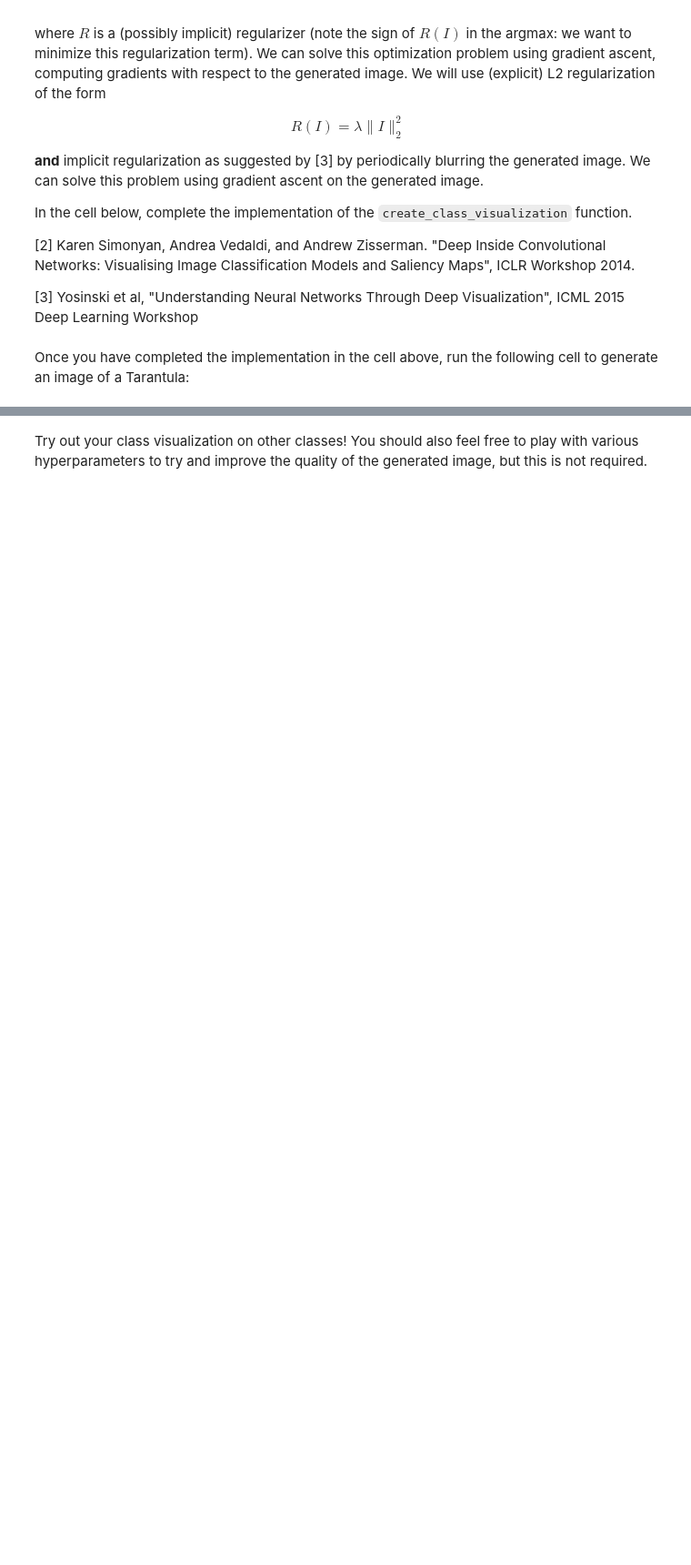
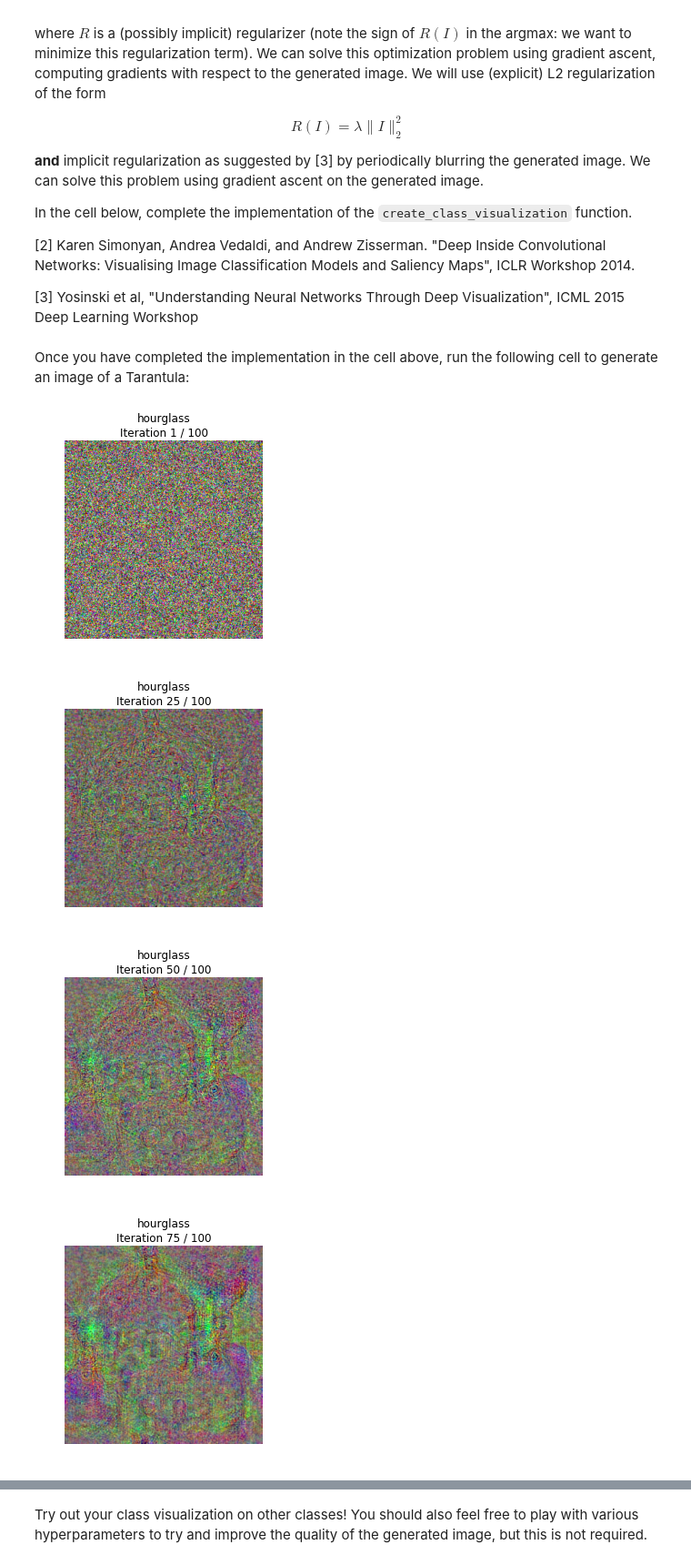
Before and after one commit to idow09/cs231n, a Jupyter notebook: assignment3/NetworkVisualization-PyTorch.ipynb, the cells around one changed output, grey strips where cells are left out. Shown at 91% size. Cells and saved outputs as stored; diff of their text form; code cells hidden in the pictures; blank space fills up the shorter version.

Commit message:
DONE: visualization notebook

```diff
--- a/assignment3/NetworkVisualization-PyTorch.ipynb
+++ b/assignment3/NetworkVisualization-PyTorch.ipynb
@@ -377,16 +377,20 @@ def create_class_visualization(target_y, model, dtype, **kwargs):
         ox, oy = random.randint(0, max_jitter), random.randint(0, max_jitter)
         img.data.copy_(jitter(img.data, ox, oy))
 
+        scores = model(img)
+        loss = scores[0, target_y] - l2_reg * torch.norm(img, 2) ** 2
+        loss.backward()
+        with torch.no_grad():
+            g = img.grad
+            dimg = learning_rate * g / torch.norm(g, 2)
+            img += dimg
+
         ########################################################################
         # TODO: Use the model to compute the gradient of the score for the     #
         # class target_y with respect to the pixels of the image, and make a   #
         # gradient step on the image using the learning rate. Don't forget the #
         # L2 regularization term!                                              #
         # Be very careful about the signs of elements in your code.            #
-        ########################################################################
-        pass
-        ########################################################################
-        #                             END OF YOUR CODE                         #
         ########################################################################
 
         # Undo the random jitter
@@ -413,14 +417,22 @@ def create_class_visualization(target_y, model, dtype, **kwargs):
 # %% [markdown]
 Once you have completed the implementation in the cell above, run the following cell to generate an image of a Tarantula:
 # %%
+random.seed(231)
+torch.manual_seed(231)
 dtype = torch.FloatTensor
 # dtype = torch.cuda.FloatTensor # Uncomment this to use GPU
 model.type(dtype)
 
+# target_y = 543 # Dumbbell
 # target_y = 76 # Tarantula
 # target_y = 78 # Tick
-target_y = 187 # Yorkshire Terrier
+# target_y = 187 # Yorkshire Terrier
 # target_y = 683 # Oboe
 # target_y = 366 # Gorilla
-# target_y = 604 # Hourglass
+target_y = 604 # Hourglass
 out = create_class_visualization(target_y, model, dtype)
+# %% [output]
+[figure, added]
+[figure, added]
+[figure, added]
+[figure, added]
```
Also changed, not shown: parts of 2 cells of this notebook.
